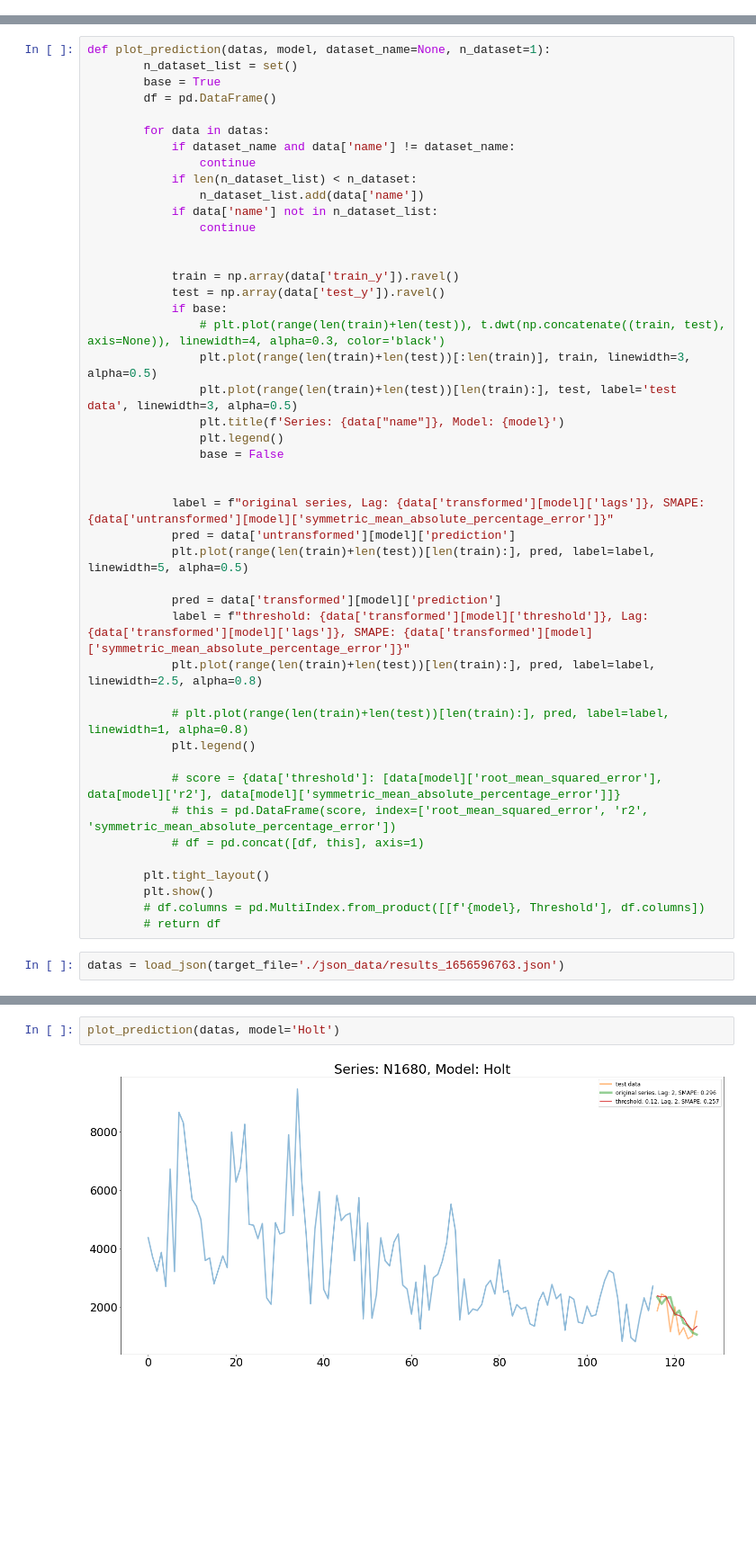
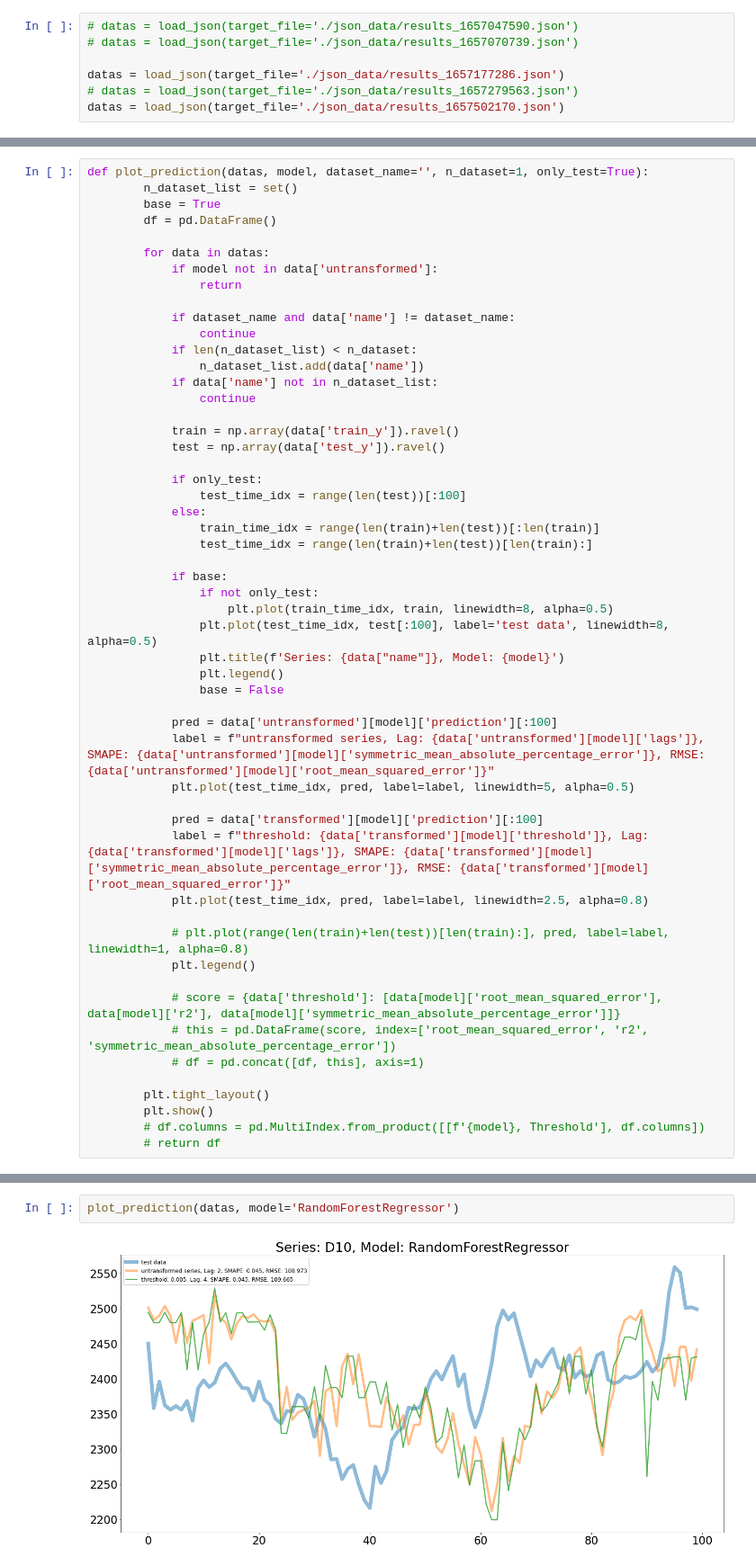
Before and after one commit to nickchuisme/target_transformation, a Jupyter notebook: test.ipynb, the cells around one changed output, grey strips where cells are left out. Shown at 90% size. Saved outputs shown, nothing was run; the diff lists cells and outputs as text; blank space fills up the shorter version.

```diff
--- a/test.ipynb
+++ b/test.ipynb
@@ -23,2 +30,9 @@ def load_json(base_dir='./json_data', target_file=None):
 
     return datas
+# %%
+# datas = load_json(target_file='./json_data/results_1657047590.json')
+# datas = load_json(target_file='./json_data/results_1657070739.json')
+
+datas = load_json(target_file='./json_data/results_1657177286.json')
+# datas = load_json(target_file='./json_data/results_1657279563.json')
+datas = load_json(target_file='./json_data/results_1657502170.json')
@@ -25,10 +42,13 @@ def load_json(base_dir='./json_data', target_file=None):
 # %%
-def plot_prediction(datas, model, dataset_name=None, n_dataset=1):
+def plot_prediction(datas, model, dataset_name='', n_dataset=1, only_test=True):
         n_dataset_list = set()
         base = True
         df = pd.DataFrame()
 
         for data in datas:
+            if model not in data['untransformed']:
+                return
+
             if dataset_name and data['name'] != dataset_name:
                 continue
             if len(n_dataset_list) < n_dataset:
@@ -36,25 +56,30 @@ def plot_prediction(datas, model, dataset_name=None, n_dataset=1):
             if data['name'] not in n_dataset_list:
                 continue
 
-
             train = np.array(data['train_y']).ravel()
             test = np.array(data['test_y']).ravel()
+
+            if only_test:
+                test_time_idx = range(len(test))[:100]
+            else:
+                train_time_idx = range(len(train)+len(test))[:len(train)]
+                test_time_idx = range(len(train)+len(test))[len(train):]
+
             if base:
-                # plt.plot(range(len(train)+len(test)), t.dwt(np.concatenate((train, test), axis=None)), linewidth=4, alpha=0.3, color='black')
-                plt.plot(range(len(train)+len(test))[:len(train)], train, linewidth=3, alpha=0.5)
-                plt.plot(range(len(train)+len(test))[len(train):], test, label='test data', linewidth=3, alpha=0.5)
+                if not only_test:
+                    plt.plot(train_time_idx, train, linewidth=8, alpha=0.5)
+                plt.plot(test_time_idx, test[:100], label='test data', linewidth=8, alpha=0.5)
                 plt.title(f'Series: {data["name"]}, Model: {model}')
                 plt.legend()
                 base = False
 
+            pred = data['untransformed'][model]['prediction'][:100]
+            label = f"untransformed series, Lag: {data['untransformed'][model]['lags']}, SMAPE: {data['untransformed'][model]['symmetric_mean_absolute_percentage_error']}, RMSE: {data['untransformed'][model]['root_mean_squared_error']}"
+            plt.plot(test_time_idx, pred, label=label, linewidth=5, alpha=0.5)
 
-            label = f"original series, Lag: {data['transformed'][model]['lags']}, SMAPE: {data['untransformed'][model]['symmetric_mean_absolute_percentage_error']}"
-            pred = data['untransformed'][model]['prediction']
-            plt.plot(range(len(train)+len(test))[len(train):], pred, label=label, linewidth=5, alpha=0.5)
-
-            pred = data['transformed'][model]['prediction']
-            label = f"threshold: {data['transformed'][model]['threshold']}, Lag: {data['transformed'][model]['lags']}, SMAPE: {data['transformed'][model]['symmetric_mean_absolute_percentage_error']}"
-            plt.plot(range(len(train)+len(test))[len(train):], pred, label=label, linewidth=2.5, alpha=0.8)
+            pred = data['transformed'][model]['prediction'][:100]
+            label = f"threshold: {data['transformed'][model]['threshold']}, Lag: {data['transformed'][model]['lags']}, SMAPE: {data['transformed'][model]['symmetric_mean_absolute_percentage_error']}, RMSE: {data['transformed'][model]['root_mean_squared_error']}"
+            plt.plot(test_time_idx, pred, label=label, linewidth=2.5, alpha=0.8)
 
             # plt.plot(range(len(train)+len(test))[len(train):], pred, label=label, linewidth=1, alpha=0.8)
             plt.legend()
@@ -67,5 +92,3 @@ def plot_prediction(datas, model, dataset_name=None, n_dataset=1):
         plt.show()
         # df.columns = pd.MultiIndex.from_product([[f'{model}, Threshold'], df.columns])
         # return df
-# %%
-datas = load_json(target_file='./json_data/results_1656596763.json')
@@ -86,4 +321,4 @@ plot_prediction(datas, model='MLPRegressor')
 # %%
-plot_prediction(datas, model='Holt')
+plot_prediction(datas, model='RandomForestRegressor')
 # %% [output]
-[figure, old version]
+[figure, new version]
```
Also changed, not shown: parts of 19 cells of this notebook.
